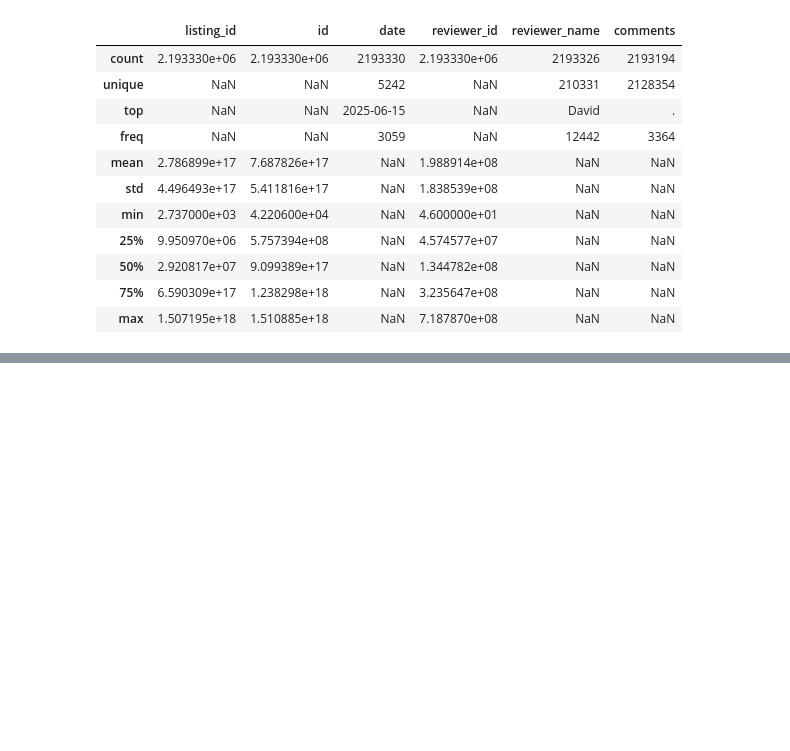
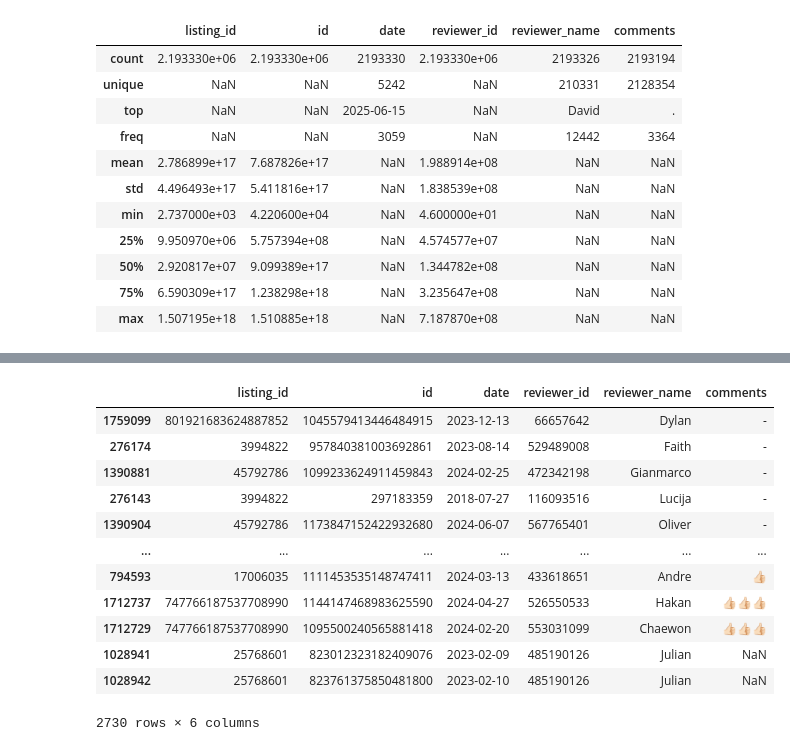
Before and after one commit to pln6/airbnb-market-segmentation-analysis, a Jupyter notebook: notebooks/01_data_cleaning.ipynb, the cells around one changed output, grey strips where cells are left out. Cells and saved outputs as stored; diff of their text form; code cells hidden in the pictures; blank space fills up the shorter version.

```diff
--- a/notebooks/01_data_cleaning.ipynb
+++ b/notebooks/01_data_cleaning.ipynb
@@ -123,0 +196,16 @@ reviews_raw.describe(include = 'all')
+# %%
+reviews_raw[reviews_raw.duplicated(['listing_id', "comments"], keep = False)].sort_values(by = 'comments')
+# %% [output]
+|  | listing_id | id | date | reviewer_id | reviewer_name | comments |
+| 1759099 | 801921683624887852 | 1045579413446484915 | 2023-12-13 | 66657642 | Dylan | - |
+| 276174 | 3994822 | 957840381003692861 | 2023-08-14 | 529489008 | Faith | - |
+| 1390881 | 45792786 | 1099233624911459843 | 2024-02-25 | 472342198 | Gianmarco | - |
+| 276143 | 3994822 | 297183359 | 2018-07-27 | 116093516 | Lucija | - |
+| 1390904 | 45792786 | 1173847152422932680 | 2024-06-07 | 567765401 | Oliver | - |
+| ... | ... | ... | ... | ... | ... | ... |
+| 794593 | 17006035 | 1111453535148747411 | 2024-03-13 | 433618651 | Andre | 👍🏻 |
+| 1712737 | 747766187537708990 | 1144147468983625590 | 2024-04-27 | 526550533 | Hakan | 👍🏻👍🏻👍🏻 |
+| 1712729 | 747766187537708990 | 1095500240565881418 | 2024-02-20 | 553031099 | Chaewon | 👍🏻👍🏻👍🏻 |
+| 1028941 | 25768601 | 823012323182409076 | 2023-02-09 | 485190126 | Julian | NaN |
+| 1028942 | 25768601 | 823761375850481800 | 2023-02-10 | 485190126 | Julian | NaN |
+2730 rows × 6 columns
```
Also changed, not shown: parts of 11 cells of this notebook.
